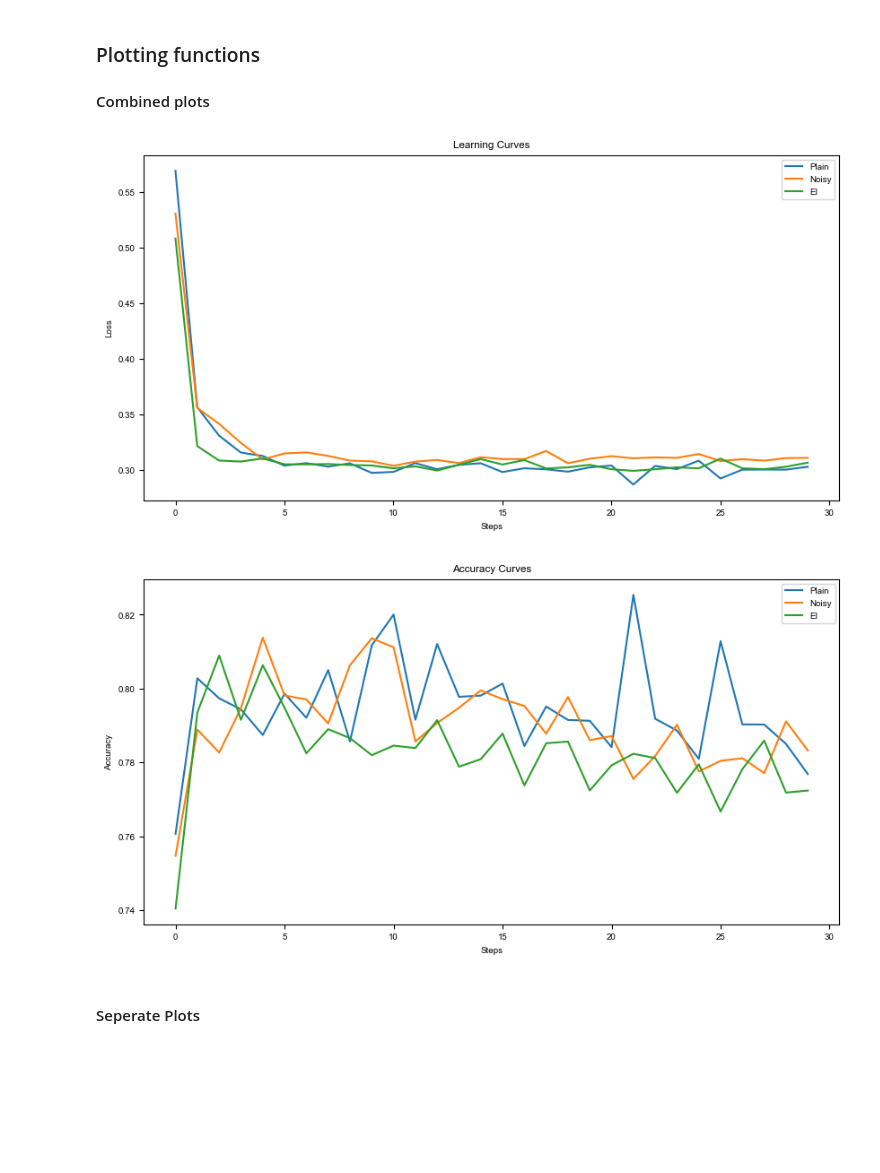
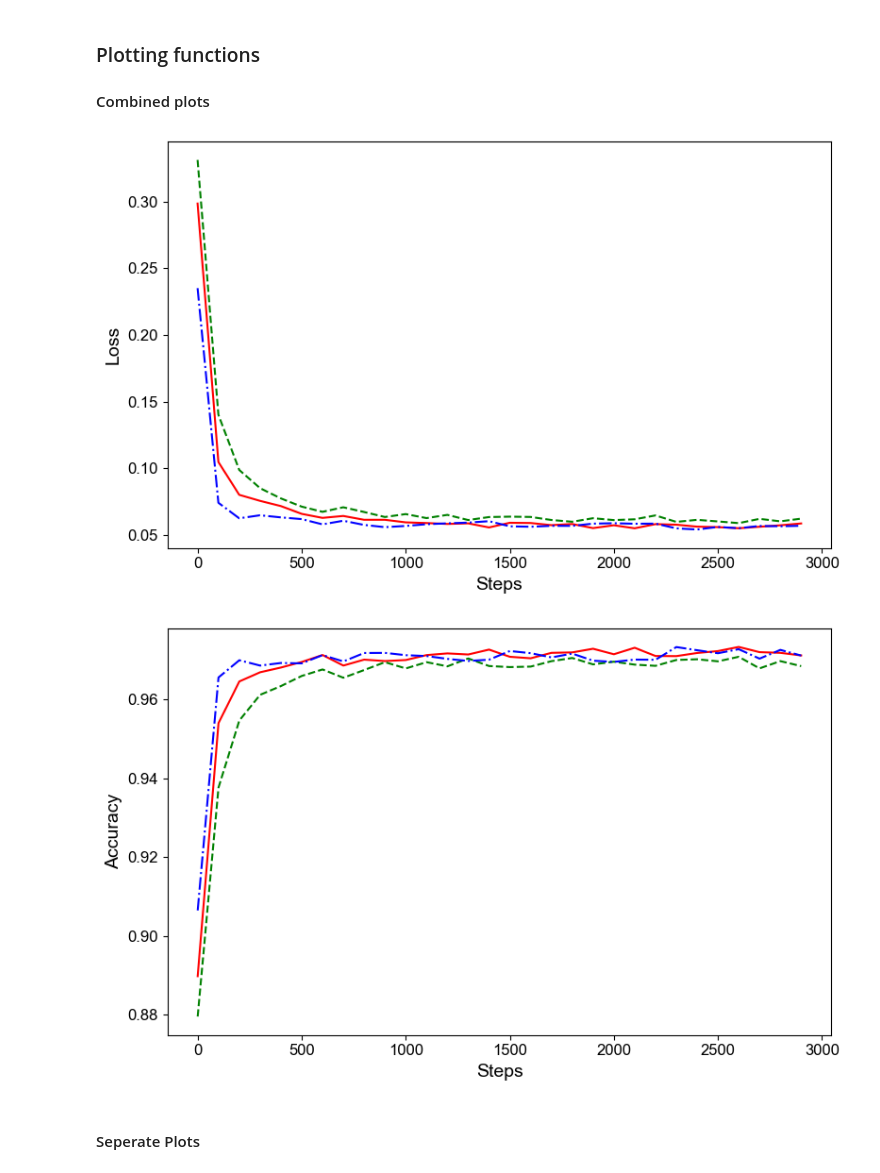
Before and after one commit to MahatmaDanG/MDG_CognAI, a Jupyter notebook: u2152915_coursework.ipynb, the cells around one changed output. Cells and saved outputs as stored; diff of their text form; code cells hidden in the pictures; blank space fills up the shorter version.

```diff
--- a/u2152915_coursework.ipynb
+++ b/u2152915_coursework.ipynb
@@ -51,6 +51,7 @@ def general_train_model(net, dataset,lr = 0.01, n_steps=2000, verbose=False):
     env = dataset.env
     env.reset(no_step=True)
 
+    modulator = 1
     # Use Adam optimizer
     optimizer = optim.Adam(net.parameters(), lr=lr)
     criterion = nn.CrossEntropyLoss()
@@ -80,7 +81,8 @@ def general_train_model(net, dataset,lr = 0.01, n_steps=2000, verbose=False):
 
         # Compute the running loss and accuracy every 100 steps
         running_loss += loss.item()
-        running_acc += (output.argmax(dim=1) == labels).float().mean().item()
+        step_acc = (output.argmax(dim=1) == labels).float().mean().item()
+        running_acc += step_acc
         if i % print_step == print_step-1:
             average_loss = running_loss/ print_step
             average_acc = running_acc / print_step
@@ -104,16 +107,23 @@ from PlainNoisyLeaky import Plain_Noisy_RNNNet
 # %%
 # Environment
-task_no = 2
+task_no = 1
 # task = 'PerceptualDecisionMaking-v0' # Task 1
-task = 'HierarchicalReasoning-v0' # Task 2
-if task == 'PerceptualDecisionMaking-v0':
+task_names = {1:'PerceptualDecisionMaking-v0', 2:'HierarchicalReasoning-v0', 3:'ContextDecisionMaking-v0'}
+task = task_names[task_no]
+if task_no == 1:
     timing = {
         'fixation': ('choice', (50, 100, 200, 400)),
         'stimulus': ('choice', (100, 200, 400, 800)),
     }
     kwargs = {'dt': 20, 'timing': timing}
-elif task == 'HierarchicalReasoning-v0':
+elif task_no == 2:
     kwargs = {'dt': 20, 'timing': {'stimulus': 1000}}
+elif task_no == 3:
+    timing = {
+        'fixation': ('choice', (50, 100, 200, 400)),
+        'stimulus': ('choice', (100, 200, 400, 800)),
+    }
+    kwargs = {'dt': 20, 'timing': timing}
 
 seq_len = 100
 
@@ -322,31 +276,39 @@ Average performance 0.85
 ### Plotting functions
 #### Combined plots
 # %%
-plt.figure(figsize=(10,5))
-plt.title("Learning Curves")
-plt.plot(leaky_loss_values, label='Plain')
-plt.plot(noisy_loss_values, label='Noisy')
-plt.plot(EI_loss_values, label='EI')
-plt.xlabel("Steps")
-plt.ylabel("Loss")
-plt.legend()
-plt.savefig('graphs/all_loss.svg')
+plt.figure(figsize=(8,5))
+x_labels = np.arange(0,train_len,100)
+
+plt.plot(x_labels,leaky_loss_values, label='Plain',color='red')
+plt.plot(x_labels,noisy_loss_values, label='Noisy',color='green',linestyle = '--')
+plt.plot(x_labels,EI_loss_values, label='EI',color='blue',linestyle='-.')
+plt.xlabel("Steps", fontsize=14)
+plt.ylabel("Loss", fontsize=14)
+plt.xticks(fontsize=12)
+plt.yticks(fontsize=12)
+# plt.legend(fontsize=12)
+plt.tight_layout()
+plt.savefig(f'graphs/{task_no}/all_loss.svg')
 
 plt.show()
 
-plt.figure(figsize=(10,5))
-plt.title("Accuracy Curves")
-plt.plot(leaky_acc_values, label='Plain')
-plt.plot(noisy_acc_values, label='Noisy')
-plt.plot(EI_acc_values, label='EI')
-plt.xlabel("Steps")
-plt.ylabel("Accuracy")
-plt.legend()
-plt.savefig('graphs/all_acc.svg')
+
+plt.figure(figsize=(8,5))
+plt.plot(x_labels,leaky_acc_values, label='Plain',color='red')
+plt.plot(x_labels,noisy_acc_values, label='Noisy',color='green',linestyle = '--')
+plt.plot(x_labels,EI_acc_values, label='EI',color='blue',linestyle='-.')
+plt.xlabel("Steps", fontsize=14)
+plt.ylabel("Accuracy", fontsize=14)
+plt.xticks(fontsize=12)
+plt.yticks(fontsize=12)
+
+# plt.legend(fontsize=12)
+plt.tight_layout()
+plt.savefig(f'graphs/{task_no}/all_acc.svg')
 plt.show()
 # %% [output]
-[figure, old version]
+[figure, new version]
-[figure, old version]
+[figure, new version]
 # %% [markdown]
 #### Seperate Plots
 # %%
```
Also changed, not shown: parts of 34 cells of this notebook, 2 other files.
